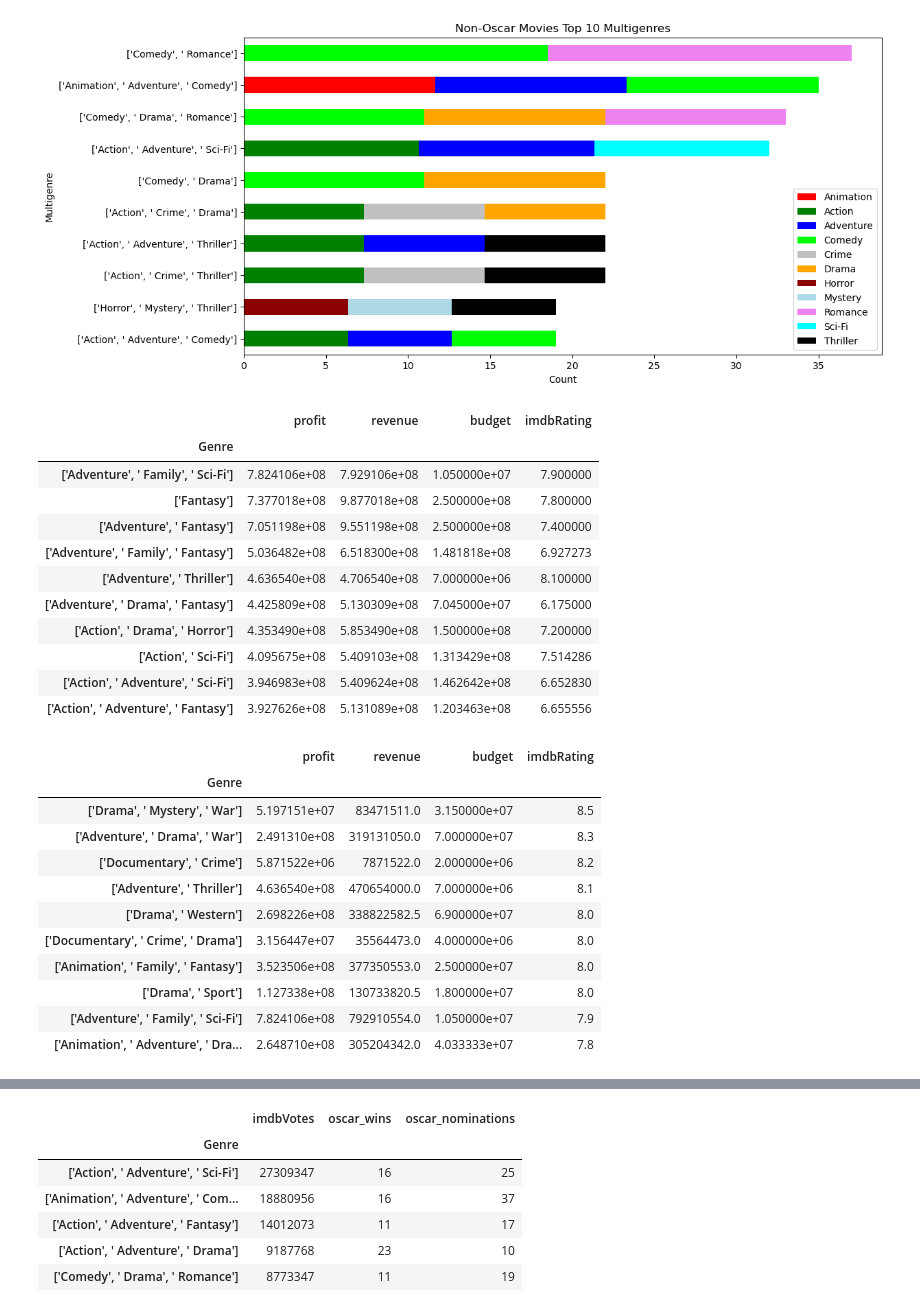
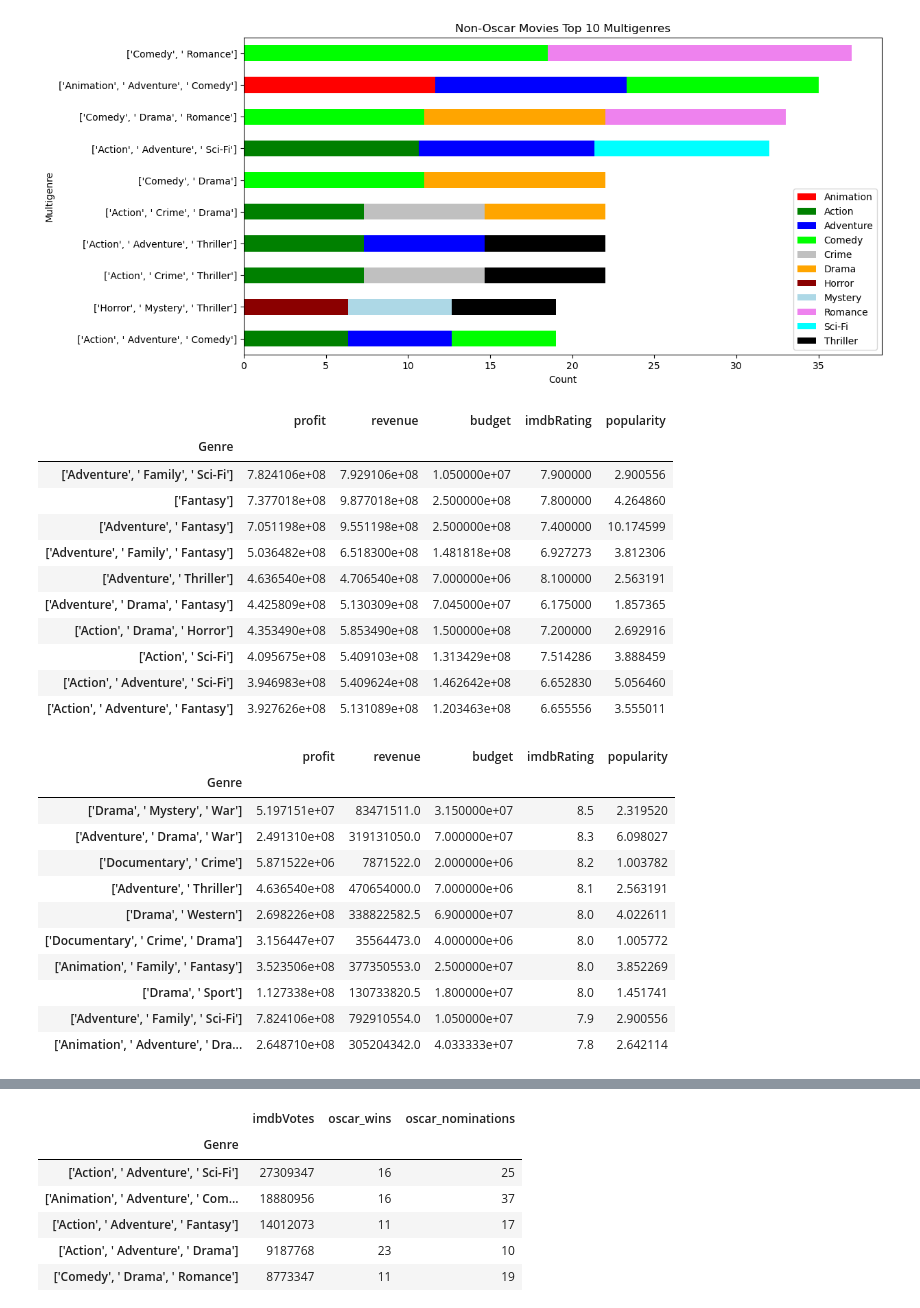
Before and after one commit to PurnimaPathak44/Project-1, a Jupyter notebook: Main Movie Folder/movie_main.ipynb, the cells around one changed output, grey strips where cells are left out. Saved outputs shown, nothing was run; the diff lists cells and outputs as text; code cells hidden in the pictures.

```diff
--- a/Main Movie Folder/movie_main.ipynb
+++ b/Main Movie Folder/movie_main.ipynb
@@ -38,7 +38,7 @@ Index(['Title', 'Released', 'Year', 'Rated', 'Runtime', 'Genre', 'Director',
 ###
 # %%
 # merge the main df and the TMBD Movie Dataset.csv revenue and profit columns on the imdbID for each movie
-df = pd.merge(df, TMBD_df[['imdbID', 'revenue', 'profit']], on="imdbID")
+df = pd.merge(df, TMBD_df[['imdbID', 'revenue', 'profit', 'popularity']], on="imdbID")
 # %%
 # calculate the combined average rating from the three 'Metascore','Rotten Tomatoes','imdbRating' and add as a column
 
@@ -240,36 +240,36 @@ other_movies_multigenre_count10_copy.sort_values(by="Count", ascending=True).ilo
 top10_average = df.groupby(["Genre"]).mean(numeric_only=True)
 top10_sum = df.groupby(["Genre"]).sum(numeric_only=True)
 # %%
-top10_average = top10_average[['profit', 'revenue', 'budget', 'imdbRating']]
+top10_average = top10_average[['profit', 'revenue', 'budget', 'imdbRating', 'popularity']]
 top10_average.sort_values(by='profit', ascending=False).head(10)
 # %% [output]
-|  | profit | revenue | budget | imdbRating |
-| Genre |  |  |  |  |
-| ['Adventure', ' Family', ' Sci-Fi'] | 7.824106e+08 | 7.929106e+08 | 1.050000e+07 | 7.900000 |
-| ['Fantasy'] | 7.377018e+08 | 9.877018e+08 | 2.500000e+08 | 7.800000 |
-| ['Adventure', ' Fantasy'] | 7.051198e+08 | 9.551198e+08 | 2.500000e+08 | 7.400000 |
-| ['Adventure', ' Family', ' Fantasy'] | 5.036482e+08 | 6.518300e+08 | 1.481818e+08 | 6.927273 |
-| ['Adventure', ' Thriller'] | 4.636540e+08 | 4.706540e+08 | 7.000000e+06 | 8.100000 |
-| ['Adventure', ' Drama', ' Fantasy'] | 4.425809e+08 | 5.130309e+08 | 7.045000e+07 | 6.175000 |
-| ['Action', ' Drama', ' Horror'] | 4.353490e+08 | 5.853490e+08 | 1.500000e+08 | 7.200000 |
-| ['Action', ' Sci-Fi'] | 4.095675e+08 | 5.409103e+08 | 1.313429e+08 | 7.514286 |
-| ['Action', ' Adventure', ' Sci-Fi'] | 3.946983e+08 | 5.409624e+08 | 1.462642e+08 | 6.652830 |
-| ['Action', ' Adventure', ' Fantasy'] | 3.927626e+08 | 5.131089e+08 | 1.203463e+08 | 6.655556 |
+|  | profit | revenue | budget | imdbRating | popularity |
+| Genre |  |  |  |  |  |
+| ['Adventure', ' Family', ' Sci-Fi'] | 7.824106e+08 | 7.929106e+08 | 1.050000e+07 | 7.900000 | 2.900556 |
+| ['Fantasy'] | 7.377018e+08 | 9.877018e+08 | 2.500000e+08 | 7.800000 | 4.264860 |
+| ['Adventure', ' Fantasy'] | 7.051198e+08 | 9.551198e+08 | 2.500000e+08 | 7.400000 | 10.174599 |
+| ['Adventure', ' Family', ' Fantasy'] | 5.036482e+08 | 6.518300e+08 | 1.481818e+08 | 6.927273 | 3.812306 |
+| ['Adventure', ' Thriller'] | 4.636540e+08 | 4.706540e+08 | 7.000000e+06 | 8.100000 | 2.563191 |
+| ['Adventure', ' Drama', ' Fantasy'] | 4.425809e+08 | 5.130309e+08 | 7.045000e+07 | 6.175000 | 1.857365 |
+| ['Action', ' Drama', ' Horror'] | 4.353490e+08 | 5.853490e+08 | 1.500000e+08 | 7.200000 | 2.692916 |
+| ['Action', ' Sci-Fi'] | 4.095675e+08 | 5.409103e+08 | 1.313429e+08 | 7.514286 | 3.888459 |
+| ['Action', ' Adventure', ' Sci-Fi'] | 3.946983e+08 | 5.409624e+08 | 1.462642e+08 | 6.652830 | 5.056460 |
+| ['Action', ' Adventure', ' Fantasy'] | 3.927626e+08 | 5.131089e+08 | 1.203463e+08 | 6.655556 | 3.555011 |
 # %%
 top10_average.sort_values(by='imdbRating', ascending=False).head(10)
 # %% [output]
-|  | profit | revenue | budget | imdbRating |
-| Genre |  |  |  |  |
-| ['Drama', ' Mystery', ' War'] | 5.197151e+07 | 83471511.0 | 3.150000e+07 | 8.5 |
-| ['Adventure', ' Drama', ' War'] | 2.491310e+08 | 319131050.0 | 7.000000e+07 | 8.3 |
-| ['Documentary', ' Crime'] | 5.871522e+06 | 7871522.0 | 2.000000e+06 | 8.2 |
-| ['Adventure', ' Thriller'] | 4.636540e+08 | 470654000.0 | 7.000000e+06 | 8.1 |
-| ['Drama', ' Western'] | 2.698226e+08 | 338822582.5 | 6.900000e+07 | 8.0 |
-| ['Documentary', ' Crime', ' Drama'] | 3.156447e+07 | 35564473.0 | 4.000000e+06 | 8.0 |
-| ['Animation', ' Family', ' Fantasy'] | 3.523506e+08 | 377350553.0 | 2.500000e+07 | 8.0 |
-| ['Drama', ' Sport'] | 1.127338e+08 | 130733820.5 | 1.800000e+07 | 8.0 |
-| ['Adventure', ' Family', ' Sci-Fi'] | 7.824106e+08 | 792910554.0 | 1.050000e+07 | 7.9 |
-| ['Animation', ' Adventure', ' Dra... | 2.648710e+08 | 305204342.0 | 4.033333e+07 | 7.8 |
+|  | profit | revenue | budget | imdbRating | popularity |
+| Genre |  |  |  |  |  |
+| ['Drama', ' Mystery', ' War'] | 5.197151e+07 | 83471511.0 | 3.150000e+07 | 8.5 | 2.319520 |
+| ['Adventure', ' Drama', ' War'] | 2.491310e+08 | 319131050.0 | 7.000000e+07 | 8.3 | 6.098027 |
+| ['Documentary', ' Crime'] | 5.871522e+06 | 7871522.0 | 2.000000e+06 | 8.2 | 1.003782 |
+| ['Adventure', ' Thriller'] | 4.636540e+08 | 470654000.0 | 7.000000e+06 | 8.1 | 2.563191 |
+| ['Drama', ' Western'] | 2.698226e+08 | 338822582.5 | 6.900000e+07 | 8.0 | 4.022611 |
+| ['Documentary', ' Crime', ' Drama'] | 3.156447e+07 | 35564473.0 | 4.000000e+06 | 8.0 | 1.005772 |
+| ['Animation', ' Family', ' Fantasy'] | 3.523506e+08 | 377350553.0 | 2.500000e+07 | 8.0 | 3.852269 |
+| ['Drama', ' Sport'] | 1.127338e+08 | 130733820.5 | 1.800000e+07 | 8.0 | 1.451741 |
+| ['Adventure', ' Family', ' Sci-Fi'] | 7.824106e+08 | 792910554.0 | 1.050000e+07 | 7.9 | 2.900556 |
+| ['Animation', ' Adventure', ' Dra... | 2.648710e+08 | 305204342.0 | 4.033333e+07 | 7.8 | 2.642114 |
 # %%
 top10_average.sort_values(by='revenue', ascending=False).head(10)
 # %% [output]
```
Also changed, not shown: parts of 13 cells of this notebook.
